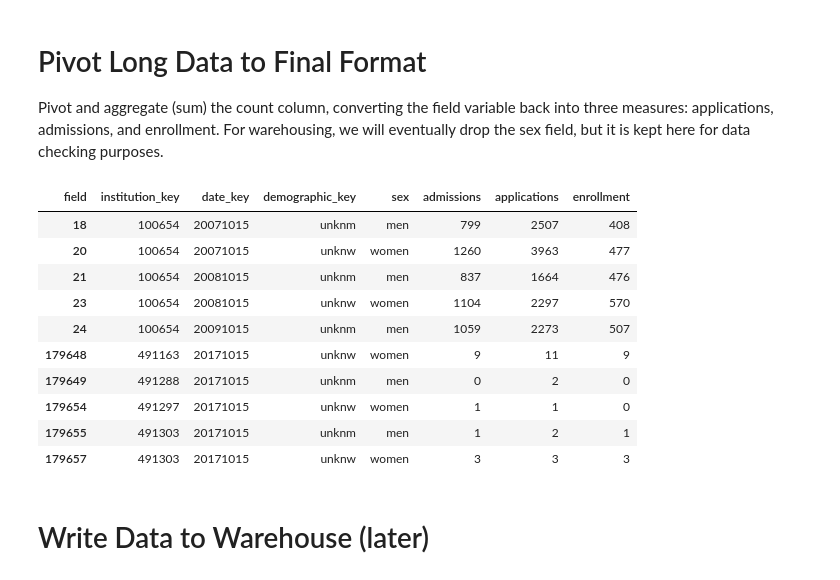
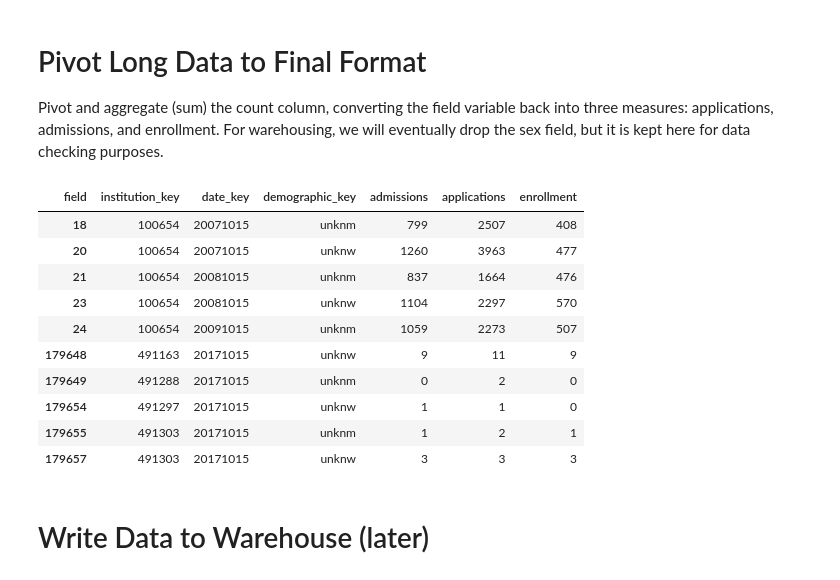
Before and after one commit to jasonpcasey/IPEDS-Readers, a Jupyter notebook: ipeds-admissions-reader.ipynb, the cells around one changed output. Cells and saved outputs as stored; diff of their text form; code cells hidden in the pictures.

```diff
--- a/ipeds-admissions-reader.ipynb
+++ b/ipeds-admissions-reader.ipynb
@@ -81,9 +47,18 @@ Read data file from NCES website for each year selected, set column names to low
 # %%
 df = DataFrame()
 
+types = {"APPLCN": np.float32,
+         "APPLCNM": np.float32,
+         "APPLCNW": np.float32,
+         "ADMSSN": np.float32,
+         "ADMSSNM": np.float32,
+         "ADMSSNW": np.float32,
+         "ENRLT": np.float32,
+         "ENRLM": np.float32,
+         "ENRLW": np.float32}
+
 for year in years:
     temp = read_file(year, indices + cols)
-    temp = fix_cols(temp)
     df = pd.concat([df, temp],
                    sort = True)
     temp = None
@@ -91,5 +66,5 @@ for year in years:
 # replace NaN
 df = df.fillna(0)
 
-df.shape
+print("{:,} rows and {} rows read".format(df.shape[0], df.shape[1]))
 # %% [output]
@@ -117,0 +93,5 @@ memory usage: 5.0 MB
+# %%
+for col in cols:
+    df[col] = user_functions.fix_number(df[col])
+
+df.info()
@@ -244,28 +241,28 @@ Name: demographic_key, dtype: int64
 
 Pivot and aggregate (sum) the count column, converting the field variable back into three measures: applications, admissions, and enrollment.  For warehousing, we will eventually drop the sex field, but it is kept here for data checking purposes.
 # %%
-adm = adm_long.pivot_table(index=["institution_key", "date_key", "demographic_key", "sex"],
+adm = adm_long.pivot_table(index=["institution_key", "date_key", "demographic_key"],
                            columns='field',
                            values='count',
                            aggfunc = np.sum,
                            fill_value = 0).reset_index()
 
 # remove institutions with no applications
 adm = adm.loc[adm["applications"] > 0]
 
 adm.iloc[[0, 1, 2, 3, 4, -5, -4, -3, -2, -1],:]
 # %% [output]
-| field | institution_key | date_key | demographic_key | sex | admissions | applications | enrollment |
-| 18 | 100654 | 20071015 | unknm | men | 799 | 2507 | 408 |
-| 20 | 100654 | 20071015 | unknw | women | 1260 | 3963 | 477 |
-| 21 | 100654 | 20081015 | unknm | men | 837 | 1664 | 476 |
-| 23 | 100654 | 20081015 | unknw | women | 1104 | 2297 | 570 |
-| 24 | 100654 | 20091015 | unknm | men | 1059 | 2273 | 507 |
-| 179648 | 491163 | 20171015 | unknw | women | 9 | 11 | 9 |
-| 179649 | 491288 | 20171015 | unknm | men | 0 | 2 | 0 |
-| 179654 | 491297 | 20171015 | unknw | women | 1 | 1 | 0 |
-| 179655 | 491303 | 20171015 | unknm | men | 1 | 2 | 1 |
-| 179657 | 491303 | 20171015 | unknw | women | 3 | 3 | 3 |
+| field | institution_key | date_key | demographic_key | admissions | applications | enrollment |
+| 18 | 100654 | 20071015 | unknm | 799 | 2507 | 408 |
+| 20 | 100654 | 20071015 | unknw | 1260 | 3963 | 477 |
+| 21 | 100654 | 20081015 | unknm | 837 | 1664 | 476 |
+| 23 | 100654 | 20081015 | unknw | 1104 | 2297 | 570 |
+| 24 | 100654 | 20091015 | unknm | 1059 | 2273 | 507 |
+| 179648 | 491163 | 20171015 | unknw | 9 | 11 | 9 |
+| 179649 | 491288 | 20171015 | unknm | 0 | 2 | 0 |
+| 179654 | 491297 | 20171015 | unknw | 1 | 1 | 0 |
+| 179655 | 491303 | 20171015 | unknm | 1 | 2 | 1 |
+| 179657 | 491303 | 20171015 | unknw | 3 | 3 | 3 |
 # %% [markdown]
 # Write Data to Warehouse (later)
 # %%
```
Also changed, not shown: parts of 12 cells of this notebook.
